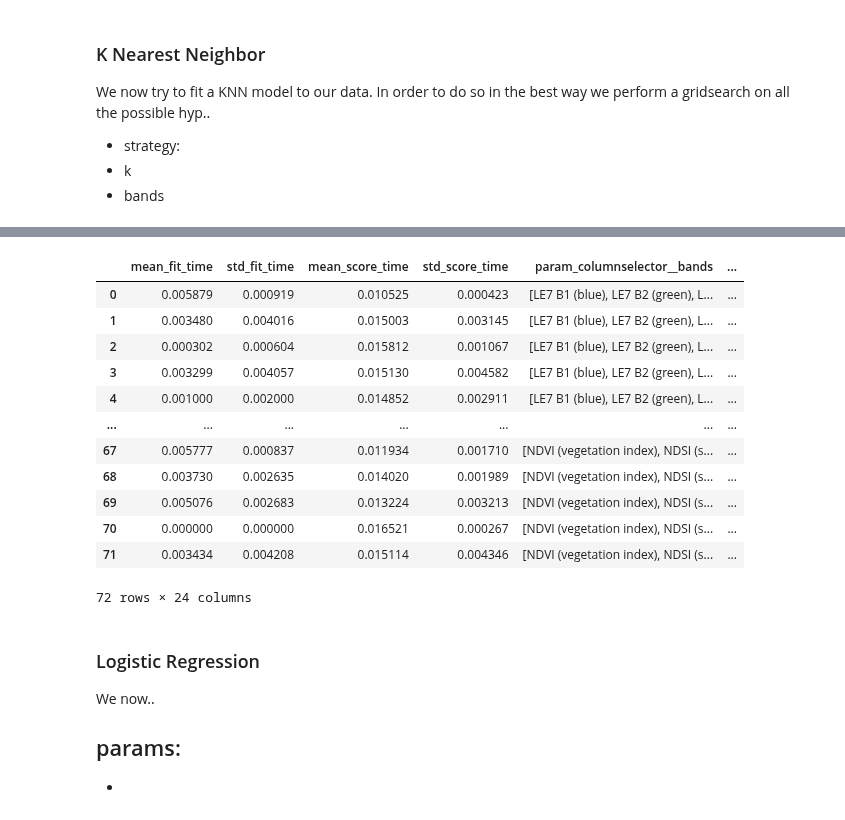
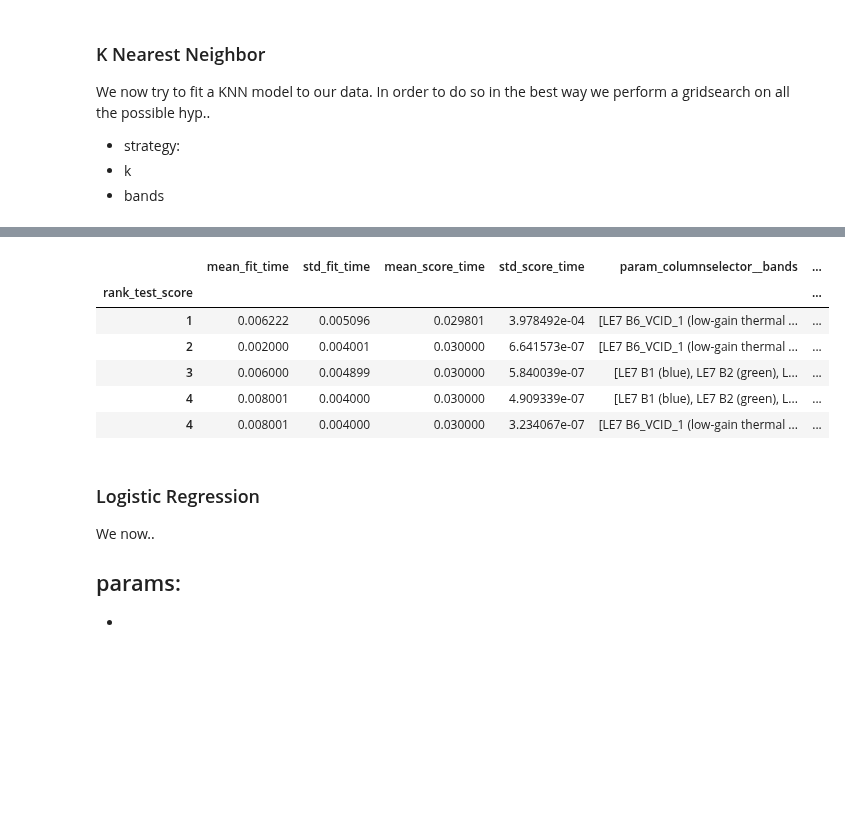
Before and after one commit to jonasbarth/fds-2022-final-project, a Jupyter notebook: hoc.ipynb, the cells around one changed output, grey strips where cells are left out. Cells and saved outputs as stored; diff of their text form; code cells hidden in the pictures; blank space fills up the shorter version.

```diff
--- a/hoc.ipynb
+++ b/hoc.ipynb
@@ -326,20 +323,14 @@ Recall:          100.0
 # %%
-knn_results = pd.DataFrame(knn_cv.cv_results_)
+knn_results = pd.DataFrame(knn_cv.cv_results_).set_index('rank_test_score').sort_index().head()
 knn_results
 # %% [output]
 |  | mean_fit_time | std_fit_time | mean_score_time | std_score_time | param_columnselector__bands | ... |
-| 0 | 0.005879 | 0.000919 | 0.010525 | 0.000423 | [LE7 B1 (blue), LE7 B2 (green), L... | ... |
-| 1 | 0.003480 | 0.004016 | 0.015003 | 0.003145 | [LE7 B1 (blue), LE7 B2 (green), L... | ... |
-| 2 | 0.000302 | 0.000604 | 0.015812 | 0.001067 | [LE7 B1 (blue), LE7 B2 (green), L... | ... |
-| 3 | 0.003299 | 0.004057 | 0.015130 | 0.004582 | [LE7 B1 (blue), LE7 B2 (green), L... | ... |
-| 4 | 0.001000 | 0.002000 | 0.014852 | 0.002911 | [LE7 B1 (blue), LE7 B2 (green), L... | ... |
-| ... | ... | ... | ... | ... | ... | ... |
-| 67 | 0.005777 | 0.000837 | 0.011934 | 0.001710 | [NDVI (vegetation index), NDSI (s... | ... |
-| 68 | 0.003730 | 0.002635 | 0.014020 | 0.001989 | [NDVI (vegetation index), NDSI (s... | ... |
-| 69 | 0.005076 | 0.002683 | 0.013224 | 0.003213 | [NDVI (vegetation index), NDSI (s... | ... |
-| 70 | 0.000000 | 0.000000 | 0.016521 | 0.000267 | [NDVI (vegetation index), NDSI (s... | ... |
-| 71 | 0.003434 | 0.004208 | 0.015114 | 0.004346 | [NDVI (vegetation index), NDSI (s... | ... |
+| rank_test_score |  |  |  |  |  | ... |
+| 1 | 0.006222 | 0.005096 | 0.029801 | 3.978492e-04 | [LE7 B6_VCID_1 (low-gain thermal ... | ... |
+| 2 | 0.002000 | 0.004001 | 0.030000 | 6.641573e-07 | [LE7 B6_VCID_1 (low-gain thermal ... | ... |
+| 3 | 0.006000 | 0.004899 | 0.030000 | 5.840039e-07 | [LE7 B1 (blue), LE7 B2 (green), L... | ... |
+| 4 | 0.008001 | 0.004000 | 0.030000 | 4.909339e-07 | [LE7 B1 (blue), LE7 B2 (green), L... | ... |
+| 4 | 0.008001 | 0.004000 | 0.030000 | 3.234067e-07 | [LE7 B6_VCID_1 (low-gain thermal ... | ... |
-72 rows × 24 columns
 # %% [markdown]
 ### Logistic Regression
 We now..
```
Also changed, not shown: parts of 13 cells of this notebook.
